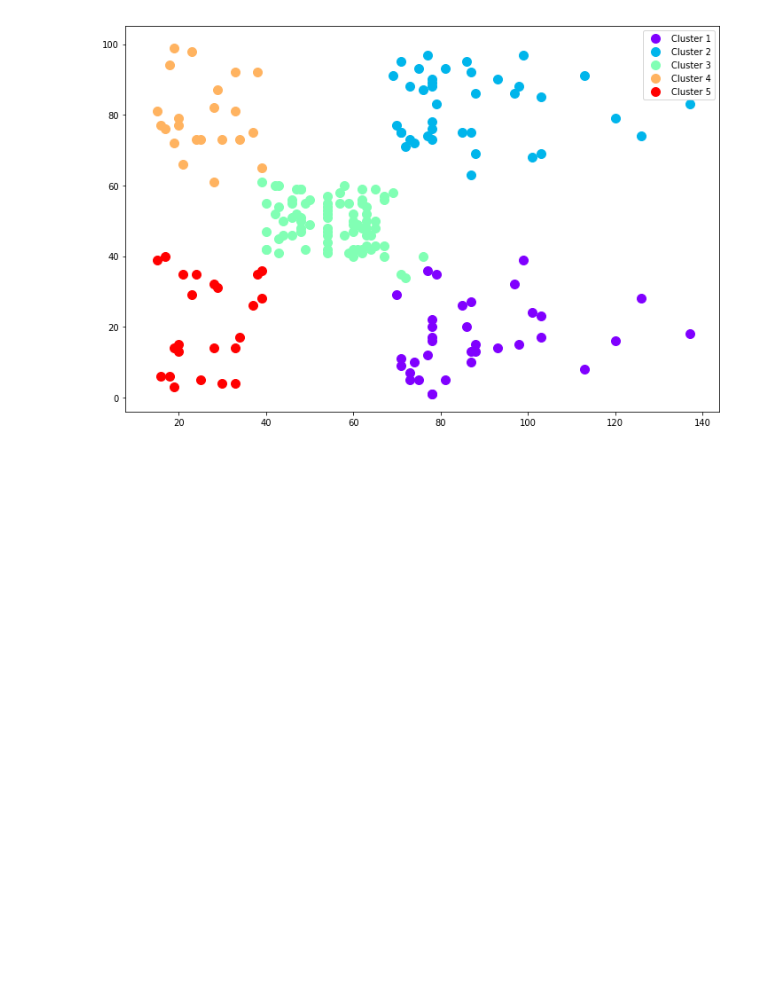
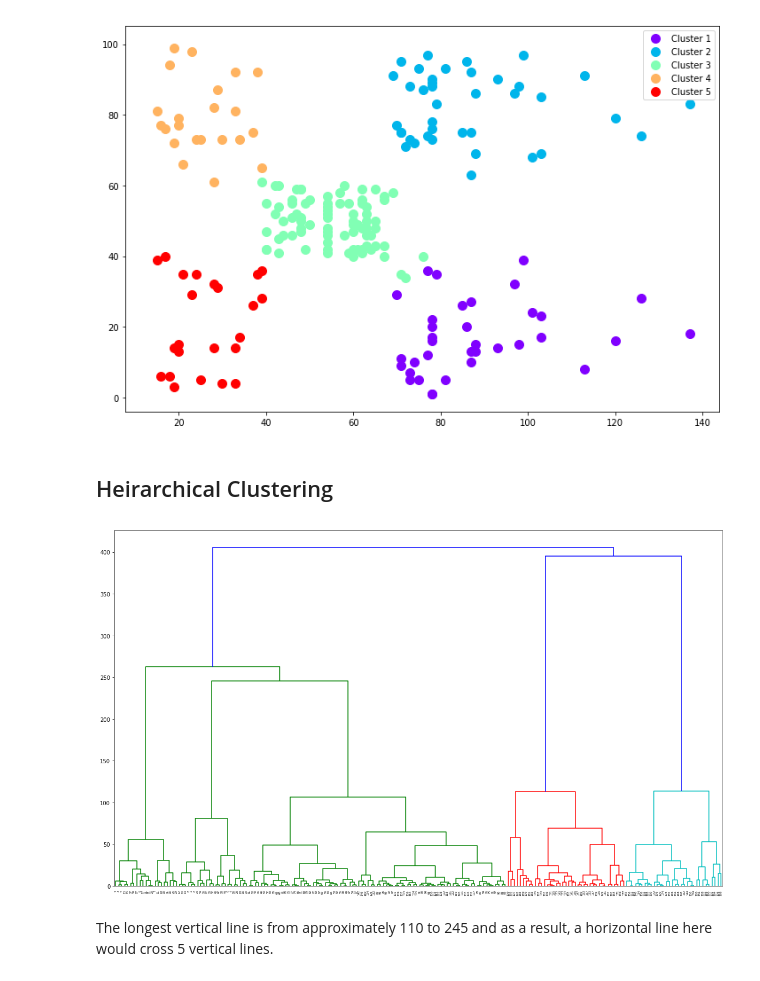
Before and after one commit to kb22/Machine-Learning-A-Z-CourseWork, a Jupyter notebook: 3. Clustering/Clustering.ipynb, the cells around one changed output. Cells and saved outputs as stored; diff of their text form; code cells hidden in the pictures; blank space fills up the shorter version.

Commit message:
Add Hierarchical Clustering on Mall dataset

```diff
--- a/3. Clustering/Clustering.ipynb
+++ b/3. Clustering/Clustering.ipynb
@@ -71,3 +71,14 @@ plt.legend()
 'c' argument looks like a single numeric RGB or RGBA sequence, which should be avoided as value-mapping will have precedence in case its length matches with 'x' & 'y'.  Please use a 2-D array with a s ...
 <matplotlib.legend.Legend at 0x...>
 [figure]
+# %% [markdown]
+## Heirarchical Clustering
+# %%
+import scipy.cluster.hierarchy as sch
+
+plt.figure(figsize = (20, 12))
+dendrogram = sch.dendrogram(sch.linkage(X, method = 'ward'))
+# %% [output]
+[figure, added]
+# %% [markdown]
+The longest vertical line is from approximately 110 to 245 and as a result, a horizontal line here would cross 5 vertical lines.
```
Also changed, not shown: parts of 2 cells of this notebook.
